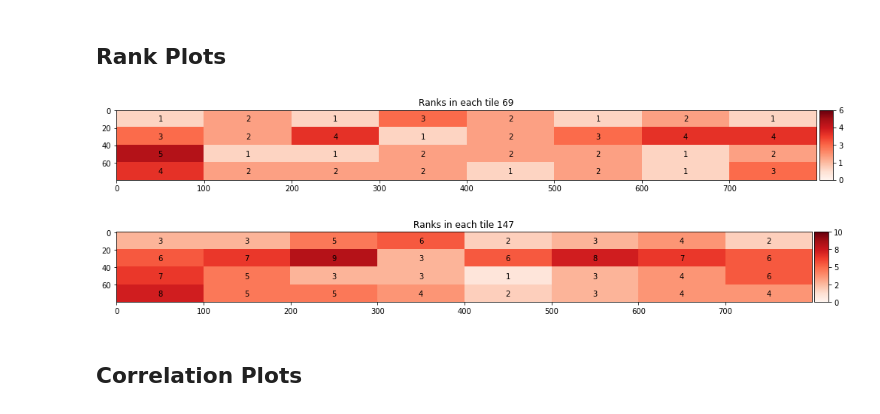
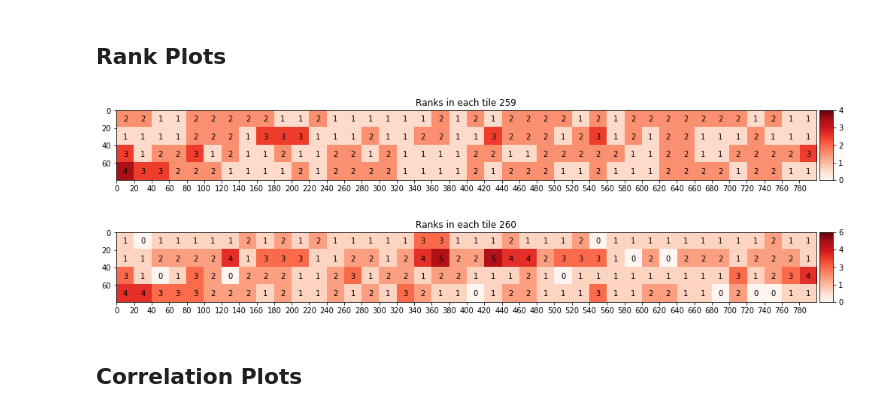
Before and after one commit to ekellbuch/cocaim, a Jupyter notebook: Denoiser Comparison VI.ipynb, the cells around one changed output. Drawn from its saved outputs; the diff is of its cells as text; code cells hidden in the pictures.

```diff
--- a/Denoiser Comparison VI.ipynb
+++ b/Denoiser Comparison VI.ipynb
@@ -19,7 +19,7 @@ X = np.load("../trefide/data/prepared_sampleMovie.npy")
 d1, d2, T = X.shape
 # %%
 bheight = 20
-bwidth = 100
+bwidth = 20
 # %% [markdown]
 # Define Utility Functions
 # %%
@@ -46,14 +49,17 @@ def denoise_pmd(X, bheight, bwidth):
     tol = 5e-3
     spatial_cutoff = (bheight*bwidth / ((bheight*(bwidth-1) + bwidth*(bheight-1))))
     w=.0025
-    U, V, K, indices = serial_batch_pmd(d1, d2, T, X.copy(), bheight, bwidth, w,
-                                     spatial_cutoff, max_components, maxiter, tol)
+    U, V, K, indices = batch_decompose(d1, d2, T, X.copy(), bheight, bwidth, w,
+                                       spatial_cutoff, max_components, maxiter, tol)
 
     # Test Temporal
     keep = []
     ranks_pmd = []
     for b in range(int(d1/bheight)*int(d2/bwidth)):
-        temporal_failed = np.argwhere(np.isnan(gpca.choose_rank(V[b,:K[b],:], maxlag=5, confidence=.99, mean_th_factor=1.5)[0,:])).flatten()
+        temporal_failed = np.argwhere(np.isnan(gpca.choose_rank(V[b,:K[b],:],
+                                                                maxlag=5,
+                                                                confidence=.99,
+                                                                mean_th_factor=1.5)[0,:])).flatten()
         keep.append(np.setdiff1d(np.arange(K[b]).astype(np.int64), temporal_failed[temporal_failed < K[b]]))
         ranks_pmd.append(len(keep[b]))
 
@@ -137,13 +143,13 @@ pmd_denoised, pmd_ranks = denoise_pmd(X, bheight, bwidth)
 # %% [markdown]
 ## Rank Plots
 # %%
-_ = util_plot.cn_ranks_plot(np.array(gpca_ranks),(d1,d2), nblocks=[4,8], figsize=14, fontsize=10)
+_ = util_plot.cn_ranks_plot(np.array(gpca_ranks),(d1,d2), nblocks=[4,40], figsize=14, fontsize=10)
 # %% [output]
-[figure, old version]
+[figure, new version]
 # %%
-_ = util_plot.cn_ranks_plot(np.array(pmd_ranks), (d1,d2), nblocks=[4,8], figsize=14, fontsize=10)
+_ = util_plot.cn_ranks_plot(np.array(pmd_ranks), (d1,d2), nblocks=[4,40], figsize=14, fontsize=10)
 # %% [output]
-[figure, old version]
+[figure, new version]
 # %% [markdown]
 ## Correlation Plots
 # %%
```
Also changed, not shown: parts of 8 cells of this notebook, 1 other file.
